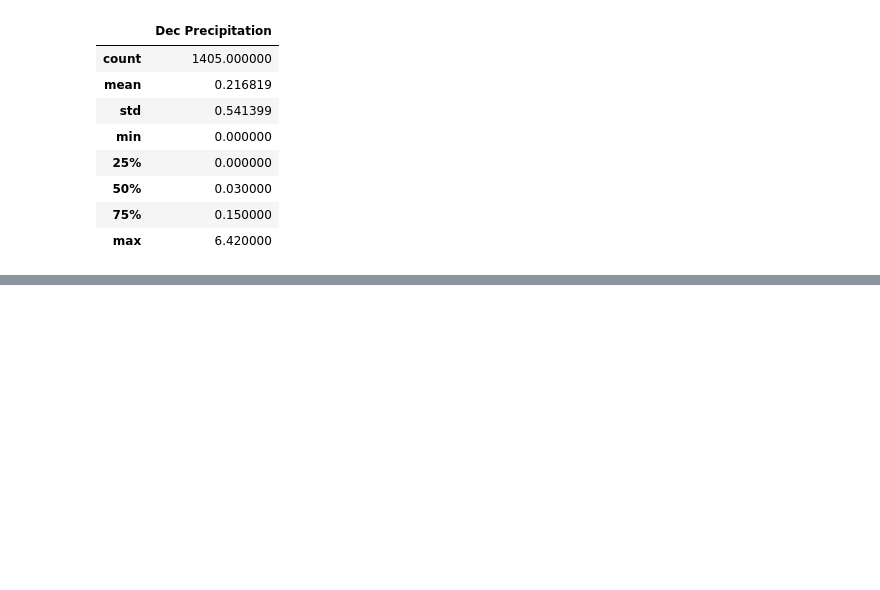
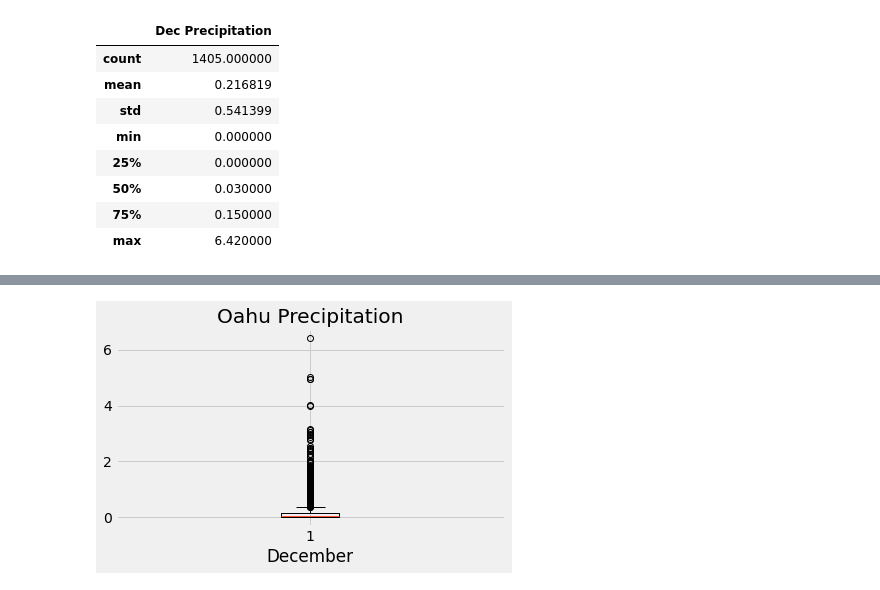
Before and after one commit to lauras521/surfs_up, a Jupyter notebook: SurfsUp_Challenge.ipynb, the cells around one changed output, grey strips where cells are left out. Cells and saved outputs as stored; diff of their text form; code cells hidden in the pictures; blank space fills up the shorter version.

Commit message:
added box plots

```diff
--- a/SurfsUp_Challenge.ipynb
+++ b/SurfsUp_Challenge.ipynb
@@ -9,6 +9,11 @@ import sqlalchemy
 from sqlalchemy.ext.automap import automap_base
 from sqlalchemy.orm import Session
 from sqlalchemy import create_engine, func
+
+import matplotlib
+from matplotlib import style
+style.use('fivethirtyeight')
+import matplotlib.pyplot as plt
 # %%
 engine = create_engine("sqlite:///hawaii.sqlite")
 
@@ -125,0 +151,18 @@ Dec_df_prcp.describe()
+# %%
+fig, ax = plt.subplots()
+
+Not_none_values = filter(None.__ne__, Dec_prcp_list)
+Dec_prcp_list_new=list(Not_none_values)
+Dec_prcp_list_new
+
+#matplotlib.pyplot.boxplot(Dec_prcp_list_new, vert=False)
+
+ax.boxplot(Dec_prcp_list_new)
+ax.set_title('Oahu Precipitation')
+ax.set_xlabel('December')
+fig.tight_layout()
+plt.show()
+
+#boxplot=Dec_df_prcp.boxplot(column=['Dec Precipitation'])
+# %% [output]
+[figure, added]
```
Also changed, not shown: parts of 4 cells of this notebook.
